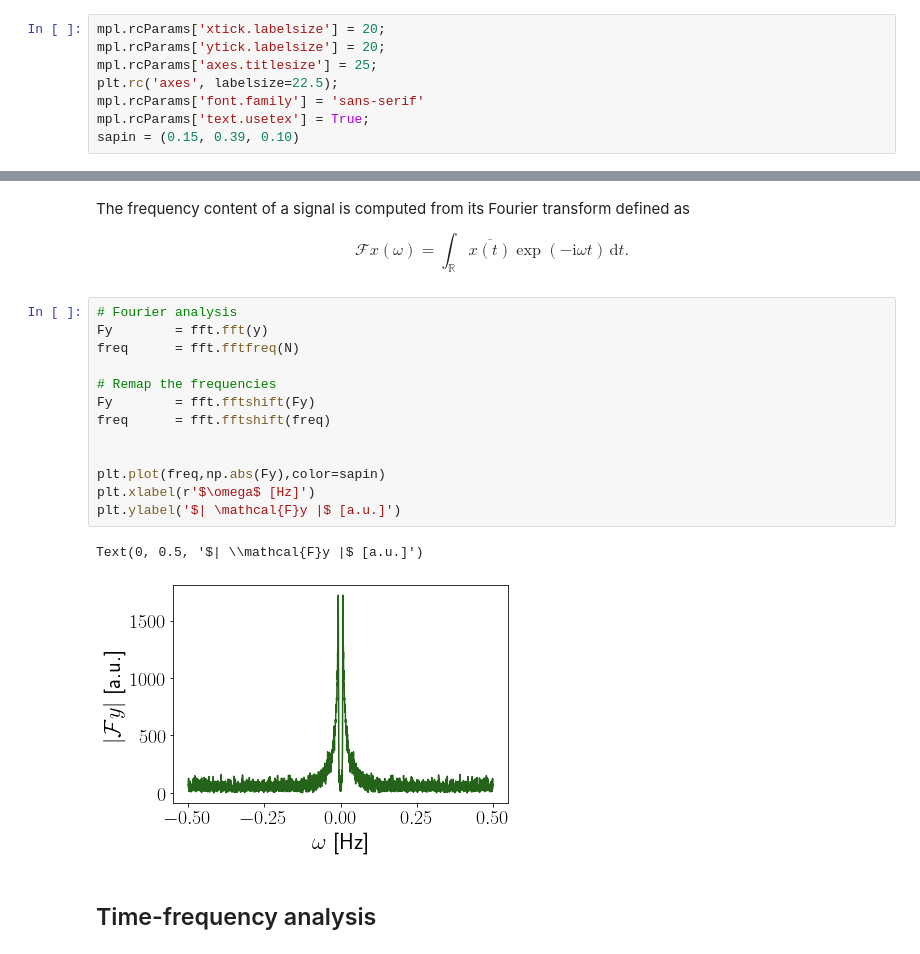
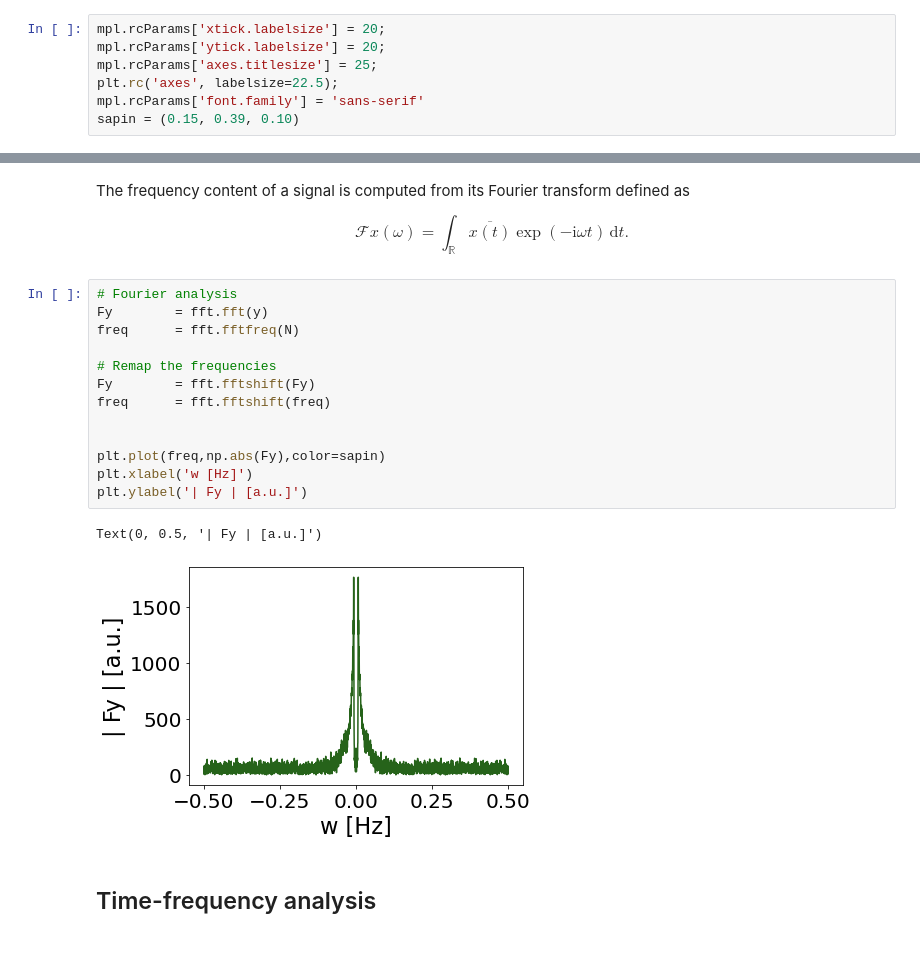
Before and after one commit to bpascal-fr/GeoSto-PP-for-TF, a Jupyter notebook: synthetic.ipynb, the cells around one changed output, grey strips where cells are left out. Drawn from its saved outputs; the diff is of its cells as text.

```diff
--- a/synthetic.ipynb
+++ b/synthetic.ipynb
@@ -14,7 +14,6 @@ mpl.rcParams['ytick.labelsize'] = 20;
 mpl.rcParams['axes.titlesize'] = 25;
 plt.rc('axes', labelsize=22.5);
 mpl.rcParams['font.family'] = 'sans-serif'
-mpl.rcParams['text.usetex'] = True;
 sapin = (0.15, 0.39, 0.10)
 # %% [markdown]
 ## Pure chirp
@@ -95,19 +94,19 @@ $$
 # %%
 # Fourier analysis
 Fy        = fft.fft(y)
 freq      = fft.fftfreq(N)
 
 # Remap the frequencies
 Fy        = fft.fftshift(Fy)
 freq      = fft.fftshift(freq)
 
 
 plt.plot(freq,np.abs(Fy),color=sapin)
-plt.xlabel(r'$\omega$ [Hz]')
-plt.ylabel('$| \mathcal{F}y |$ [a.u.]')
+plt.xlabel('w [Hz]')
+plt.ylabel('| Fy | [a.u.]')
 # %% [output]
-Text(0, 0.5, '$| \\mathcal{F}y |$ [a.u.]')
+Text(0, 0.5, '| Fy | [a.u.]')
-[figure, old version]
+[figure, new version]
 # %% [markdown]
 ## Time-frequency analysis
 # %%
```
Also changed, not shown: parts of 8 cells of this notebook.
